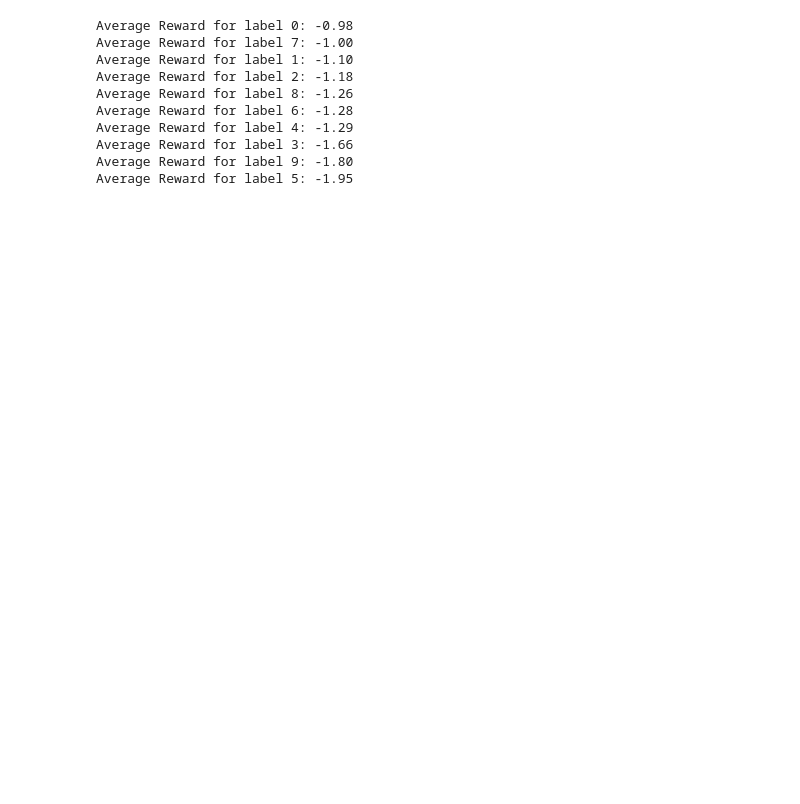
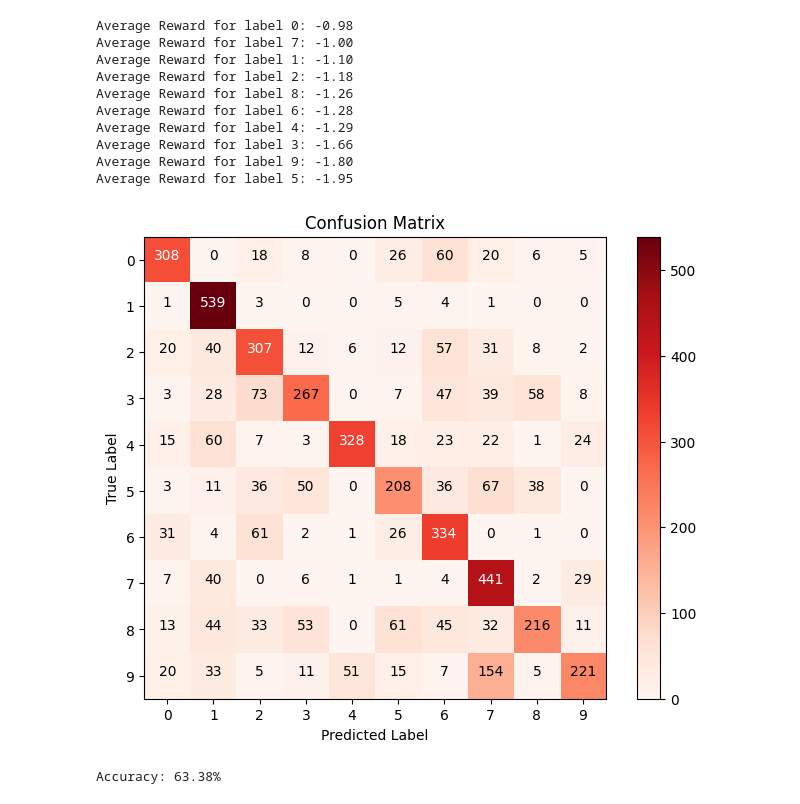
Before and after one commit to tsopeter/VM_NES_Training, a Jupyter notebook: confusion_matrix.ipynb, the cells around one changed output. Drawn from its saved outputs; the diff is of its cells as text; code cells hidden in the pictures; blank space fills up the shorter version.

```diff
--- a/confusion_matrix.ipynb
+++ b/confusion_matrix.ipynb
@@ -96,3 +97,55 @@ Average Reward for label 4: -1.29
 Average Reward for label 3: -1.66
 Average Reward for label 9: -1.80
 Average Reward for label 5: -1.95
+# %%
+file_paths = [
+    #"inference_results_train_silico.ste.6.png_0_5000.csv",
+    #"inference_results_train_silico.ste.6.png_5000_5000.csv"
+    #"inference_results_valid_silico.ste.6.png_0_5000.csv",
+    "inference_results_test_silico.ptq.6.png_0_5000.csv",
+    #"inference_results_train_silico.ptq.6.png_0_5000.csv",
+    #"inference_results_train_silico.ptq.6.png_5000_5000.csv"
+    #"inference_results_valid_silico.ptq.6.png_0_5000.csv",
+    #"inference_results_test_silico.ptq.6.png_0_5000.csv",
+]
+
+# Combine data from multiple CSV files
+data_frames = []
+for file_path in file_paths:
+    df = pd.read_csv(file_path)
+    data_frames.append(df)
+data = pd.concat(data_frames, ignore_index=True)
+
+# Show confusion matrix
+confusion_matrix = np.zeros((10, 10), dtype=int)
+for index, row in data.iterrows():
+    true_label = int(row['Label'])
+    predicted_label = int(row['Prediction'])
+    confusion_matrix[true_label][predicted_label] += 1
+
+plt.figure(figsize=(8, 6))
+plt.imshow(confusion_matrix, interpolation='nearest', cmap=plt.cm.Reds)
+# Overlay counts on the heatmap
+thresh = confusion_matrix.max() / 2.
+for i in range(confusion_matrix.shape[0]):
+    for j in range(confusion_matrix.shape[1]):
+        plt.text(j, i, format(confusion_matrix[i, j], 'd'),
+                 horizontalalignment="center",
+                 color="white" if confusion_matrix[i, j] > thresh else "black")
+plt.title('Confusion Matrix')
+plt.colorbar()
+tick_marks = np.arange(10)
+plt.xticks(tick_marks, range(10))
+plt.yticks(tick_marks, range(10))
+plt.xlabel('Predicted Label')
+plt.ylabel('True Label')
+plt.show()
+
+# Print accuracy
+correct_predictions = np.trace(confusion_matrix)
+total_predictions = np.sum(confusion_matrix)
+accuracy = correct_predictions / total_predictions
+print(f'Accuracy: {accuracy * 100:.2f}%')
+# %% [output]
+[figure, added]
+Accuracy: 63.38%
```
Also changed, not shown: parts of 4 cells of this notebook, 50 other files.
